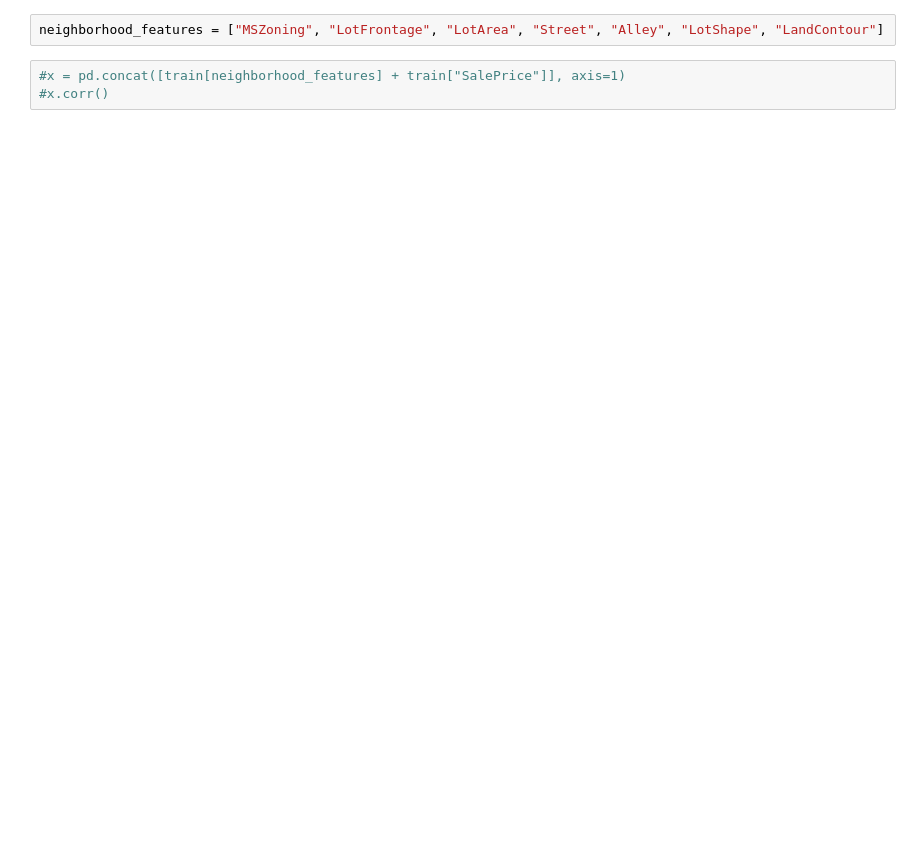
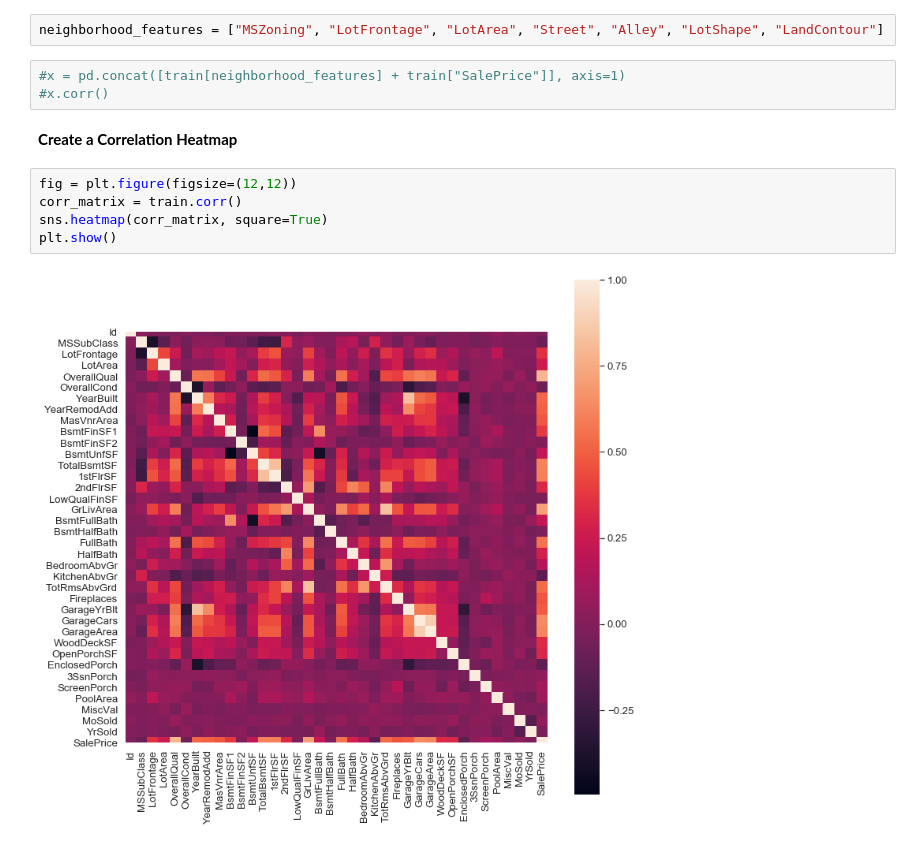
Before and after one commit to amypeniston/kaggle-competitions, a Jupyter notebook: house-prices/1_EDA.ipynb, the cells around one changed output. Drawn from its saved outputs; the diff is of its cells as text; blank space fills up the shorter version.

```diff
--- a/house-prices/1_EDA.ipynb
+++ b/house-prices/1_EDA.ipynb
@@ -131,3 +134,12 @@ neighborhood_features = ["MSZoning", "LotFrontage", "LotArea", "Street", "Alley"
 # %%
 #x = pd.concat([train[neighborhood_features] + train["SalePrice"]], axis=1)
 #x.corr()
+# %% [markdown]
+**Create a Correlation Heatmap**
+# %%
+fig = plt.figure(figsize=(12,12))
+corr_matrix = train.corr()
+sns.heatmap(corr_matrix, square=True)
+plt.show()
+# %% [output]
+[figure, added]
```
Also changed, not shown: parts of 5 cells of this notebook.
